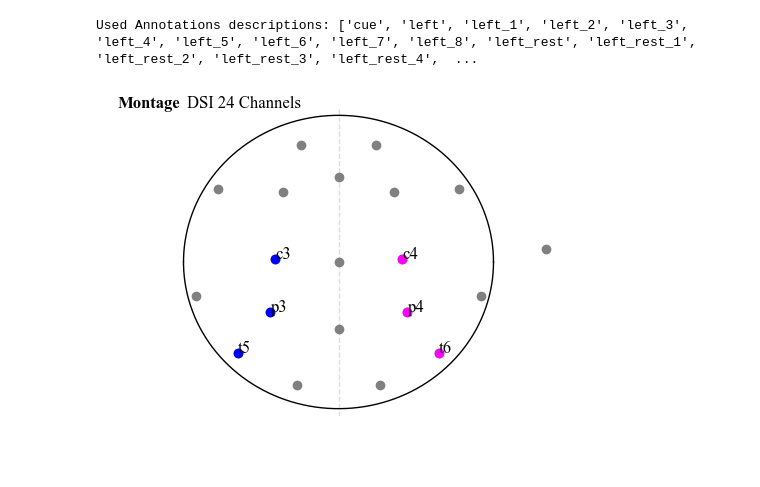
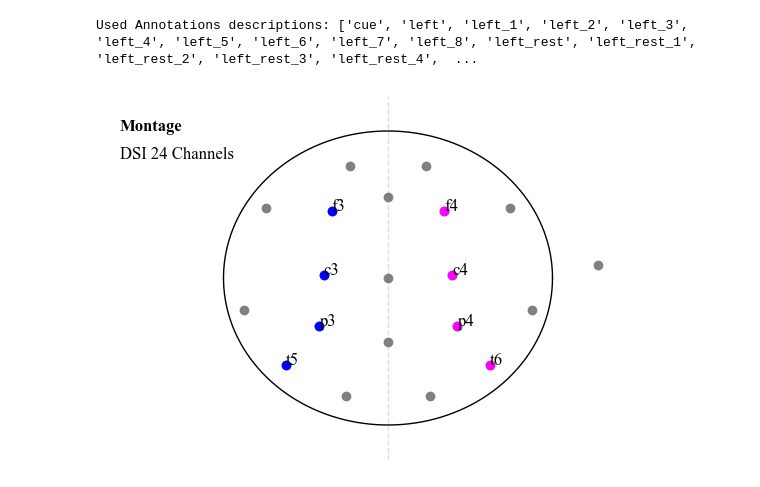
Before and after one commit to S-Shah-Lab/eeg_tools, a Jupyter notebook: tool_develop_motorimagery.ipynb, the cells around one changed output. Saved outputs shown, nothing was run; the diff lists cells and outputs as text; code cells hidden in the pictures; blank space fills up the shorter version.

```diff
--- a/tool_develop_motorimagery.ipynb
+++ b/tool_develop_motorimagery.ipynb
@@ -52,6 +82,6 @@ ch_location = eeg_dict.ch_location
 # %%
 # Import .dat file
-signal, states, fs, ch_names, blockSize, montage_type = EEG.import_file_dat(file_path+'/', file_name)
+signal, states, fs, ch_names, blockSize, montage_type = EEG.import_file_dat(file_path, file_name)
 
 if montage_type == 'DSI_24': ch_info = 'DSI24_location.txt'
 elif montage_type == 'EGI_128': ch_info = 'EGI128_location.txt'
@@ -248,0 +191,13 @@ Old bad channels: ['A2', 'C3', 'T3', 'T4']
+# %%
+if clean_bool:
+    # Here we can import a previously saved .fif file
+    RAW, montage, fs = EEG.import_file_fif(path=file_path, file_name=base_name + '.fif')
+    #RAW.info['ch_names'] = [x.lower() for x in RAW.info['ch_names']]
+    ch_set = ChannelSet([x.lower() for x in RAW.info['ch_names'][:RAW.get_data(picks='eeg').shape[0]]])
+    # This is manually added here cause when you import a RAW .fif file it doesn't know the location of all EGI channels, it's inconvenient
+    if montage_type=='EGI_128':
+        ch_set = ChannelSet('EGI128_location.txt')
+        # make sure this rereference is the same as the one before saving the RAW .fif, it should be
+        m = np.array(ch_set.RerefMatrix('tp9 tp10'))
+        # Occurs in place
+        ch_set = ch_set.spfilt(m)
@@ -378,8 +347,8 @@ psds_right_rest = epochs_to_psd(RAW_SL, fs, event_dict, 'right_rest_', events_fr
                                 secPerSegment=secPerSegment, secOverlap=secOverlap, nSkip=nSkip)
 # %%
 # Find all channels on the left and right hemispheres
-isLeft_ch =  [x for x in eeg_dict.ch_central + eeg_dict.ch_parietal if x in EEG.find_ch_left(eeg_dict.ch_location)]
-isRight_ch = [x for x in eeg_dict.ch_central + eeg_dict.ch_parietal if x in EEG.find_ch_right(eeg_dict.ch_location)]
+isLeft_ch =  [x for x in eeg_dict.ch_central + eeg_dict.ch_parietal + eeg_dict.ch_frontal if x in EEG.find_ch_left(eeg_dict.ch_location)]
+isRight_ch = [x for x in eeg_dict.ch_central + eeg_dict.ch_parietal + eeg_dict.ch_frontal if x in EEG.find_ch_right(eeg_dict.ch_location)]
 
 # Convert ch_set channels into an array of True of False based on the ones to consider
 isLeft =  np.array([True if x in isLeft_ch  else False for x in EEG.low(ch_setSLAP.get_labels())])
@@ -387,36 +356,41 @@ isRight = np.array([True if x in isRight_ch else False for x in EEG.low(ch_setSL
 # %%
 # Plot the electrodes used in the statistical tests
 plt.figure(figsize=(6,4))
+# All channels
 PLOT.show_electrode(eeg_dict.ch_location, EEG.low(list(np.array(ch_setSLAP.get_labels()))),
-                    label=False, color='grey',   alpha_back=0)
+                    label=False, color='grey',   alpha_back=0, marker='o')
+# Left channels
 PLOT.show_electrode(eeg_dict.ch_location, EEG.low(list(np.array(ch_setSLAP.get_labels())[isLeft])),
-                    label=True, color='blue',    alpha_back=0)
-
+                    label=True, color='blue',    alpha_back=0, marker='o')
+# Right channels
 PLOT.show_electrode(eeg_dict.ch_location, EEG.low(list(np.array(ch_setSLAP.get_labels())[isRight])),
-                    label=True, color='magenta', alpha_back=0)
-lim = 1.5
+                    label=True, color='magenta', alpha_back=0, marker='o')
+# Interpolated channels
+PLOT.show_electrode(eeg_dict.ch_location, EEG.low(old_ch_bads),
+                    label=False, color='lime', alpha_back=0, marker='x')
+lim = 1.8
 plt.xlim(-lim, lim)
-plt.ylim(-1.05, 1.05)
+plt.ylim(-1.3, 1.3)
 plt.xticks([])
 plt.yticks([])
 plt.gca().spines['top'].set_visible(False)
 plt.gca().spines['right'].set_visible(False)
 plt.gca().spines['bottom'].set_visible(False)
 plt.gca().spines['left'].set_visible(False)
-plt.text(-lim*0.95, 1*1.05, f'Montage', weight='bold')
+plt.text(-lim*0.95, 1.05, f'Montage', weight='bold')
 split_text = montage_type.split('_')
-plt.text(-lim*0.65, 1*1.05, f'{split_text[0]} {split_text[1]} Channels')
+plt.text(-lim*0.95, 0.85, f'{split_text[0]} {split_text[1]} Channels')
 plt.axvline(0, lw=1, ls='--', color='grey', alpha=0.25)
 
 # Show the boundary of the head:
-r0 = 1
+r0 = 1.05
 theta = np.arange(0, np.pi, 0.01)
 plt.plot(r0 * np.cos(theta), r0 * np.sin(theta), color='black', lw=1)
 plt.plot(r0 * np.cos(theta), -r0 * np.sin(theta), color='black', lw=1)
-
+plt.tight_layout()
 plt.show()
 # %% [output]
-[figure, old version]
+[figure, new version]
 # %%
 # STAT TESTS
 # Generate frequency bins in each frequency band
```
Also changed, not shown: parts of 57 cells of this notebook, 2 other files.
